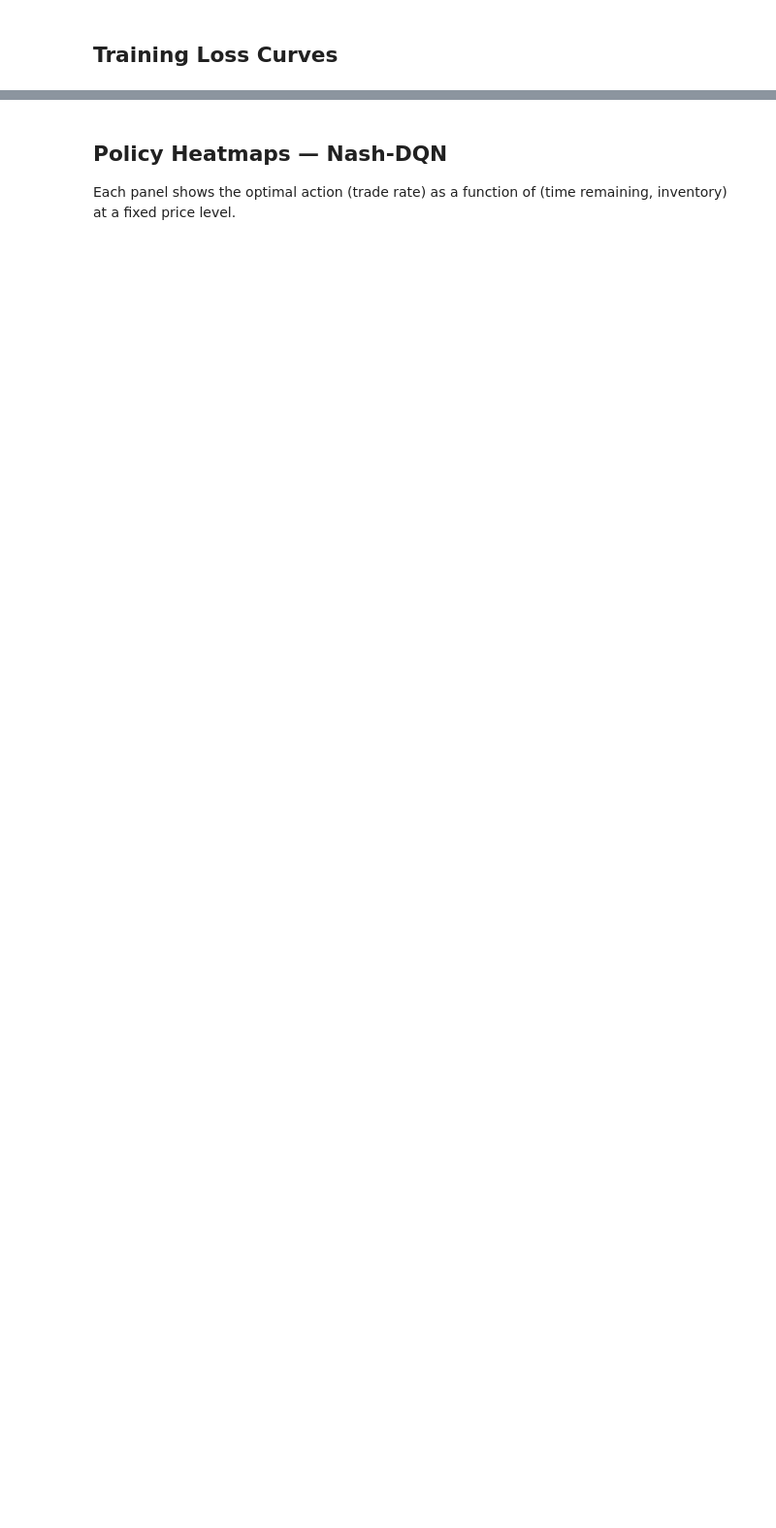
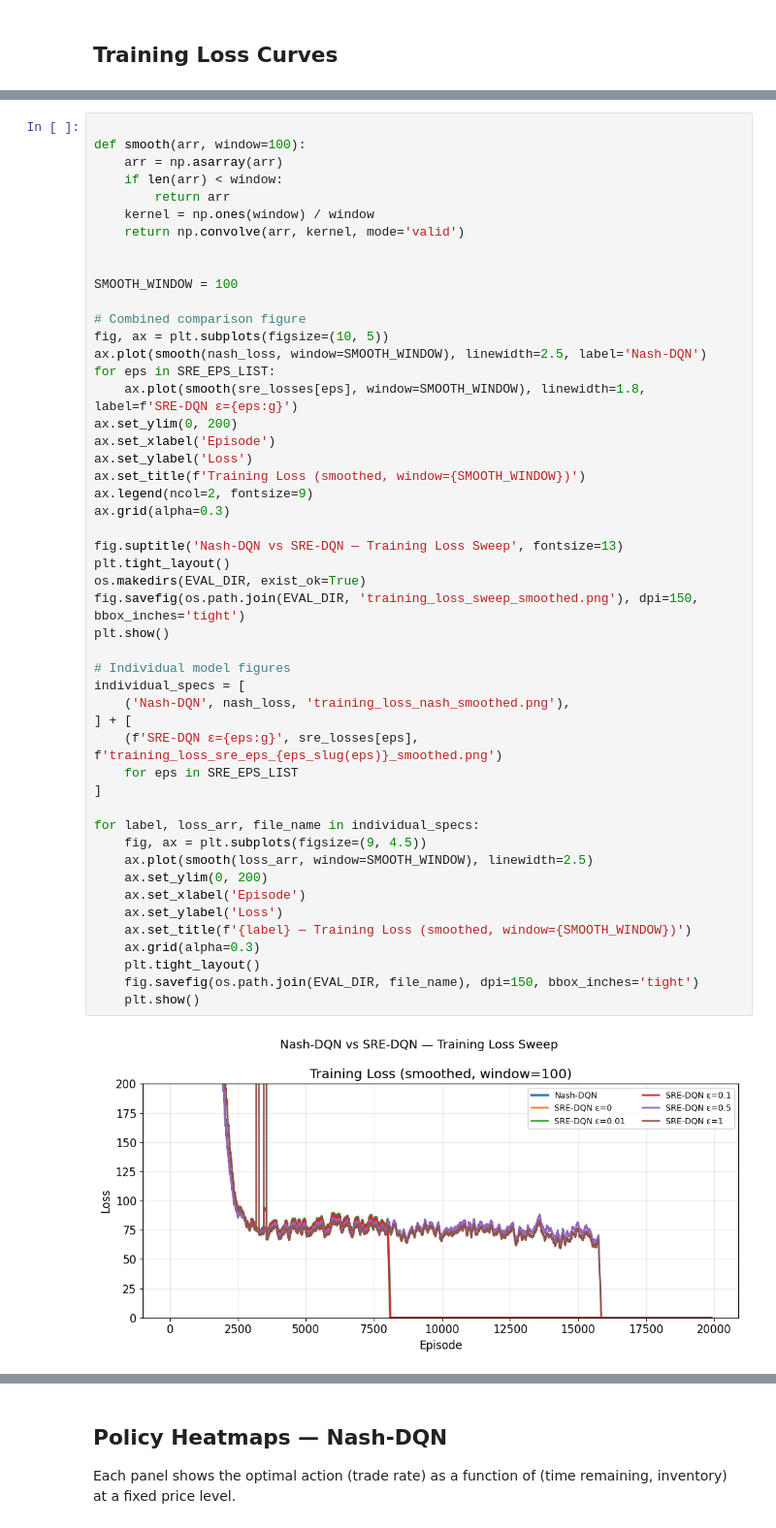
Before and after one commit to wowthecoder/SRE-DQN, a Jupyter notebook: continous_action_space/SRE_vs_Nash_Comparison.ipynb, the cells around one changed output, grey strips where cells are left out. Shown at 97% size. Cells and saved outputs as stored; diff of their text form; blank space fills up the shorter version.

```diff
--- a/continous_action_space/SRE_vs_Nash_Comparison.ipynb
+++ b/continous_action_space/SRE_vs_Nash_Comparison.ipynb
@@ -321,0 +331,51 @@ plt.show()
+# %%
+
+def smooth(arr, window=100):
+    arr = np.asarray(arr)
+    if len(arr) < window:
+        return arr
+    kernel = np.ones(window) / window
+    return np.convolve(arr, kernel, mode='valid')
+
+
+SMOOTH_WINDOW = 100
+
+# Combined comparison figure
+fig, ax = plt.subplots(figsize=(10, 5))
+ax.plot(smooth(nash_loss, window=SMOOTH_WINDOW), linewidth=2.5, label='Nash-DQN')
+for eps in SRE_EPS_LIST:
+    ax.plot(smooth(sre_losses[eps], window=SMOOTH_WINDOW), linewidth=1.8, label=f'SRE-DQN ε={eps:g}')
+ax.set_ylim(0, 200)
+ax.set_xlabel('Episode')
+ax.set_ylabel('Loss')
+ax.set_title(f'Training Loss (smoothed, window={SMOOTH_WINDOW})')
+ax.legend(ncol=2, fontsize=9)
+ax.grid(alpha=0.3)
+
+fig.suptitle('Nash-DQN vs SRE-DQN — Training Loss Sweep', fontsize=13)
+plt.tight_layout()
+os.makedirs(EVAL_DIR, exist_ok=True)
+fig.savefig(os.path.join(EVAL_DIR, 'training_loss_sweep_smoothed.png'), dpi=150, bbox_inches='tight')
+plt.show()
+
+# Individual model figures
+individual_specs = [
+    ('Nash-DQN', nash_loss, 'training_loss_nash_smoothed.png'),
+] + [
+    (f'SRE-DQN ε={eps:g}', sre_losses[eps], f'training_loss_sre_eps_{eps_slug(eps)}_smoothed.png')
+    for eps in SRE_EPS_LIST
+]
+
+for label, loss_arr, file_name in individual_specs:
+    fig, ax = plt.subplots(figsize=(9, 4.5))
+    ax.plot(smooth(loss_arr, window=SMOOTH_WINDOW), linewidth=2.5)
+    ax.set_ylim(0, 200)
+    ax.set_xlabel('Episode')
+    ax.set_ylabel('Loss')
+    ax.set_title(f'{label} — Training Loss (smoothed, window={SMOOTH_WINDOW})')
+    ax.grid(alpha=0.3)
+    plt.tight_layout()
+    fig.savefig(os.path.join(EVAL_DIR, file_name), dpi=150, bbox_inches='tight')
+    plt.show()
+# %% [output]
+[figure, added]
```
Also changed, not shown: parts of 26 cells of this notebook, 14 other files.
